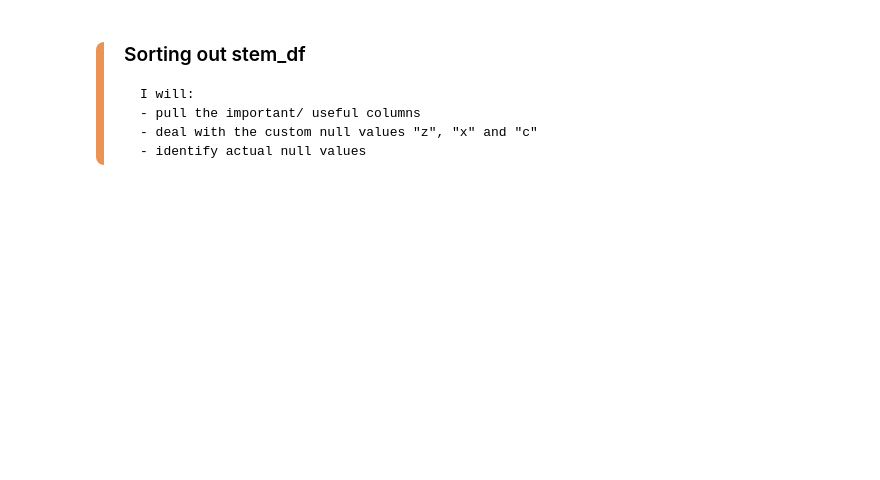
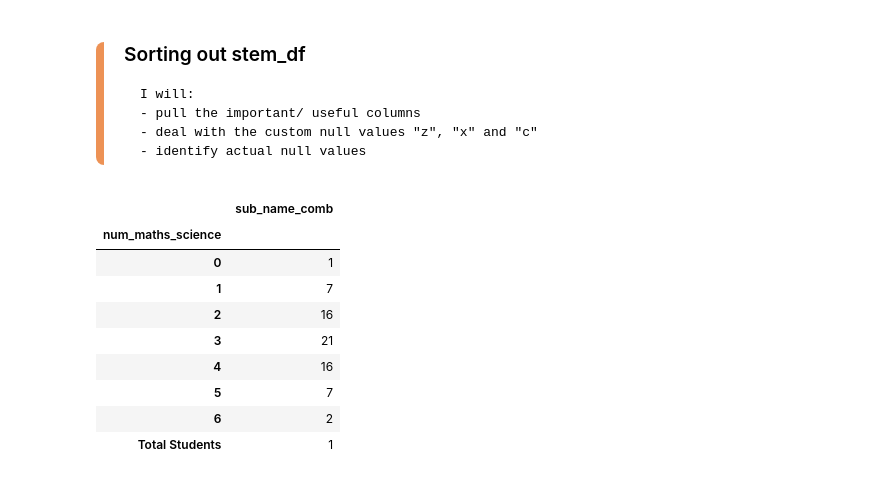
Before and after one commit to LSE-ME204/me204-2025-project-tkar9901, a Jupyter notebook: notebooks/NB01_Data_Collection.ipynb, the cells around one changed output. Saved outputs shown, nothing was run; the diff lists cells and outputs as text; code cells hidden in the pictures; blank space fills up the shorter version.

```diff
--- a/notebooks/NB01_Data_Collection.ipynb
+++ b/notebooks/NB01_Data_Collection.ipynb
@@ -244,4 +328,17 @@ with open(results_path, "w") as f:
     - identify actual null values
 
 </div>
+# %%
+stem_df.groupby("num_maths_science").agg({"sub_name_comb": "nunique"})
+# %% [output]
+|  | sub_name_comb |
+| num_maths_science |  |
+| 0 | 1 |
+| 1 | 7 |
+| 2 | 16 |
+| 3 | 21 |
+| 4 | 16 |
+| 5 | 7 |
+| 6 | 2 |
+| Total Students | 1 |
 # %%
```
Also changed, not shown: parts of 26 cells of this notebook, 15 other files.
